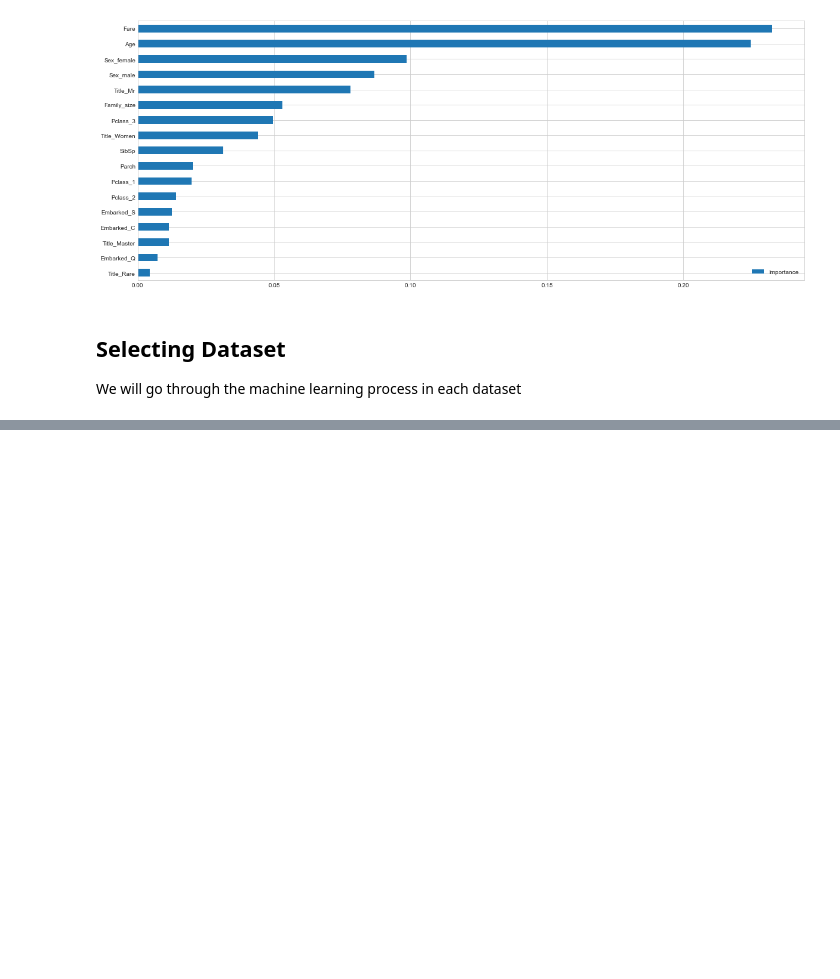
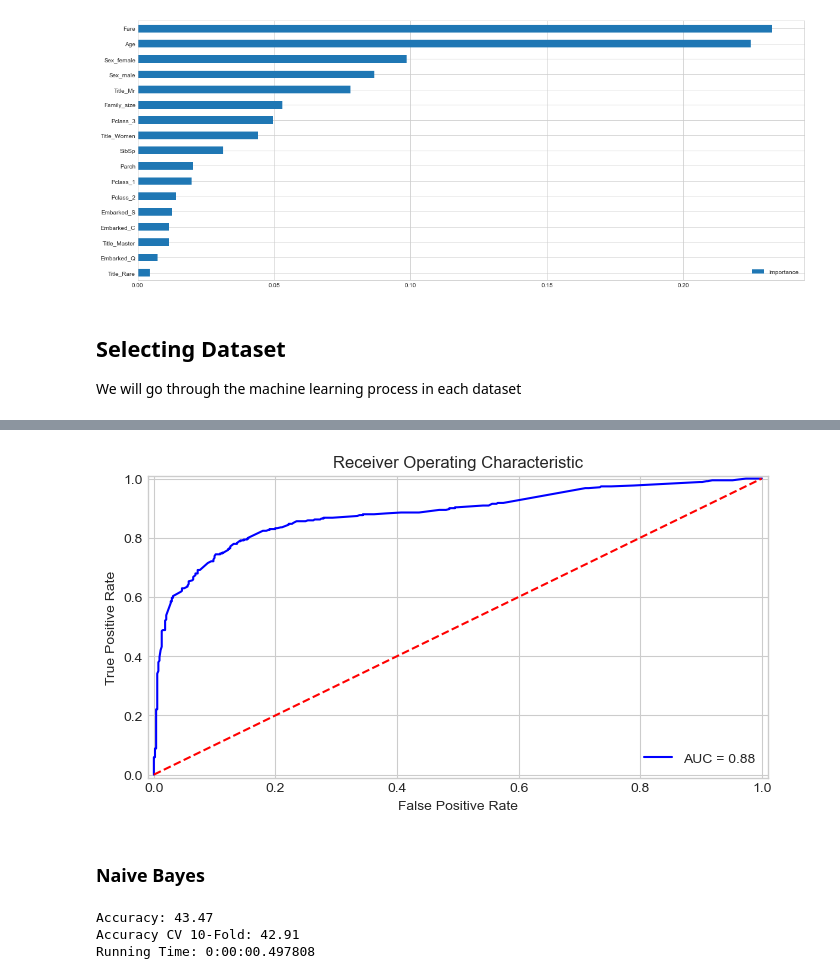
Before and after one commit to PaphobGun/ml-titanic, a Jupyter notebook: Titanic.ipynb, the cells around one changed output, grey strips where cells are left out. Saved outputs shown, nothing was run; the diff lists cells and outputs as text; code cells hidden in the pictures; blank space fills up the shorter version.

```diff
--- a/Titanic.ipynb
+++ b/Titanic.ipynb
@@ -1057,0 +1140,31 @@ selected_df.head()
+# %%
+# Run the model and return the accuracy metrics
+def fit_ml_model(ml_algo, X_train, y_train, cv):
+    # Single run
+    model = ml_algo.fit(X_train, y_train)
+    acc = round(model.score(X_train, y_train) * 100, 2)
+    if (not isinstance(ml_algo, (SGDClassifier, LinearSVC))):
+        probs = model.predict_proba(X_train)[:,1]
+    else:
+        probs = "Not Available"
+    # CV
+    train_pred = model_selection.cross_val_predict(ml_algo,
+                                   X_train,
+                                   y_train,
+                                   cv=cv,
+                                   n_jobs=-1)
+    acc_cv = round(accuracy_score(y_train, train_pred) * 100, 2)
+    return train_pred, acc, acc_cv, probs
+# %%
+def plot_roc_curve(y_test, probs):
+    fpr, tpr, threshold = roc_curve(y_test, probs)
+    roc_auc = auc(fpr, tpr)
+    plt.figure(figsize=(8, 4), dpi=100)
+    plt.title('Receiver Operating Characteristic')
+    plt.plot(fpr, tpr, 'b', label = 'AUC = %0.2f' % roc_auc)
+    plt.legend(loc = 'lower right')
+    plt.plot([0, 1], [0, 1],'r--')
+    plt.xlim([-0.01, 1.01])
+    plt.ylim([-0.01, 1.01])
+    plt.ylabel('True Positive Rate')
+    plt.xlabel('False Positive Rate');
@@ -1057,0 +1173,10 @@ selected_df.head()
+# %%
+start_time = time.time()
+train_pred_log, acc_log, acc_cv_log, prob_log = fit_ml_model(LogisticRegression(random_state=42, n_jobs=-1),
+                                                               X_train,
+                                                               y_train,
+                                                                    10)
+log_time = (time.time() - start_time)
+print("Accuracy: %s" % acc_log)
+print("Accuracy CV 10-Fold: %s" % acc_cv_log)
+print("Running Time: %s" % datetime.timedelta(seconds=log_time))
@@ -1057,0 +1198,20 @@ selected_df.head()
+# %%
+plot_roc_curve(y_train, prob_log)
+# %% [output]
+[figure, added]
+# %% [markdown]
+### Naive Bayes
+# %%
+start_time = time.time()
+train_pred_gnb, acc_gnb, acc_cv_gnb, prob_gnb = fit_ml_model(GaussianNB(),
+                                                               X_train,
+                                                               y_train,
+                                                                    10)
+gnb_time = (time.time() - start_time)
+print("Accuracy: %s" % acc_gnb)
+print("Accuracy CV 10-Fold: %s" % acc_cv_gnb)
+print("Running Time: %s" % datetime.timedelta(seconds=gnb_time))
+# %% [output]
+Accuracy: 43.47
+Accuracy CV 10-Fold: 42.91
+Running Time: 0:00:00.497808
```
Also changed, not shown: parts of 66 cells of this notebook, 3 other files.
